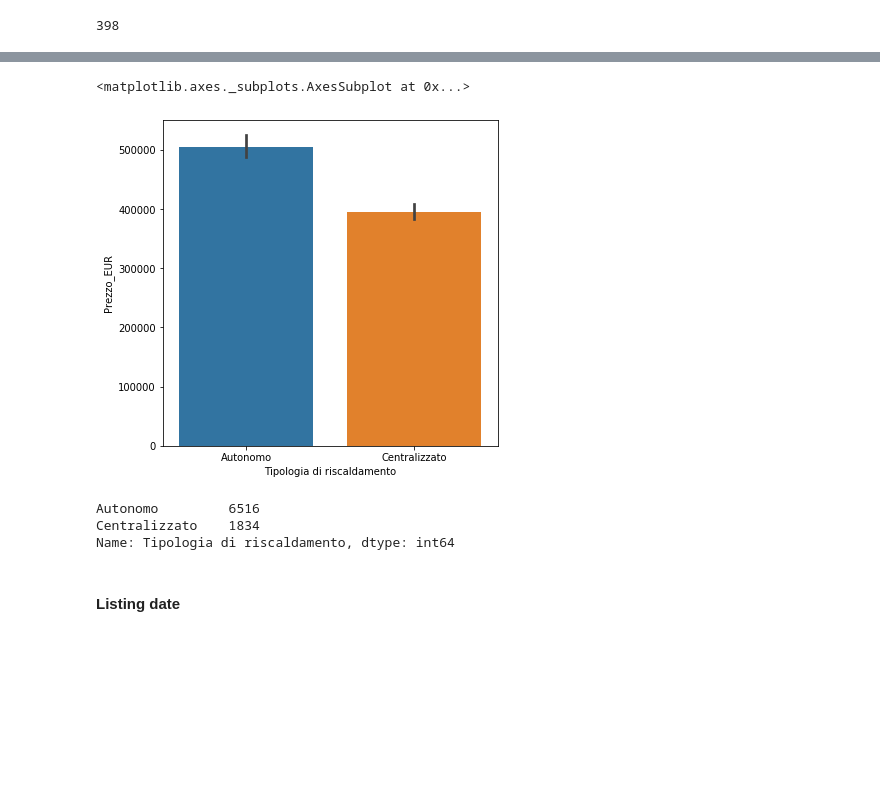
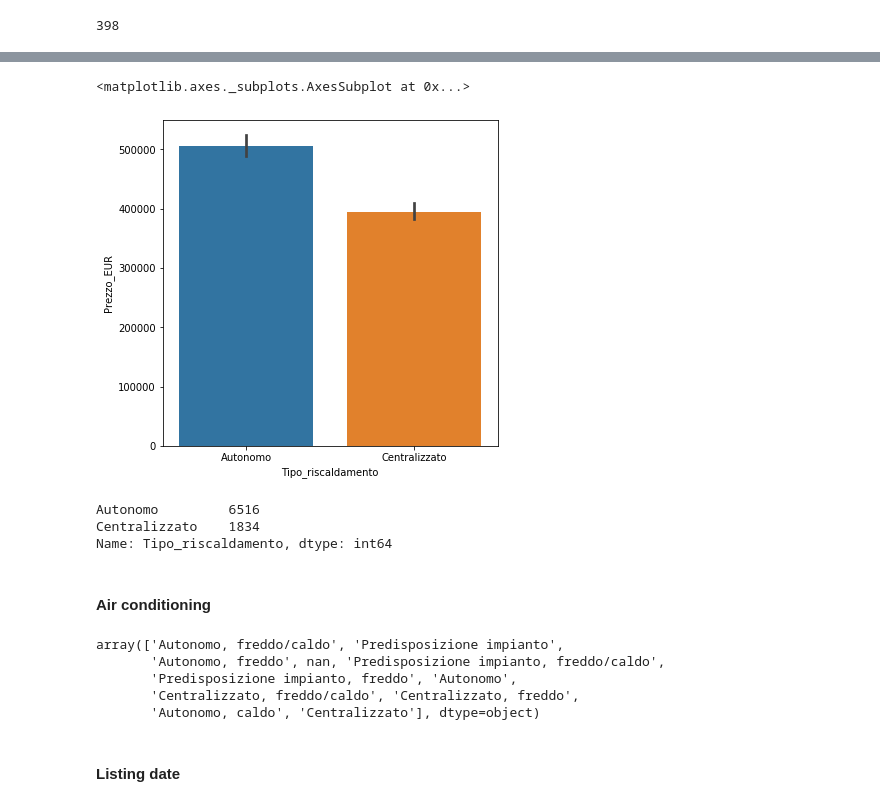
Before and after one commit to LazyEval/housing-prices-firenze, a Jupyter notebook: notebooks/1.0-LazyEval-data-cleaning.ipynb, the cells around one changed output, grey strips where cells are left out. Drawn from its saved outputs; the diff is of its cells as text; code cells hidden in the pictures; blank space fills up the shorter version.

```diff
--- a/notebooks/1.0-LazyEval-data-cleaning.ipynb
+++ b/notebooks/1.0-LazyEval-data-cleaning.ipynb
@@ -7,12 +7,12 @@ import seaborn as sns
 
 pd.set_option('display.max_columns', None)
 # %%
-path_raw = '/home/matteo@COPPET/Documents/data_science/projects/housing_prices_firenze/data/raw/'
+path_interim = '/home/matteo@COPPET/Documents/data_science/projects/housing_prices_firenze/data/interim/'
 path_processed = '/home/matteo@COPPET/Documents/data_science/projects/housing_prices_firenze/data/processed/'
 # %%
-caratteristiche = pd.read_excel(path_raw+'caratteristiche.xlsx')
-costi = pd.read_excel(path_raw+'costi.xlsx')
-efficienza_energetica = pd.read_excel(path_raw+'efficienza_energetica.xlsx')
+caratteristiche = pd.read_excel(path_interim+'caratteristiche.xlsx')
+costi = pd.read_excel(path_interim+'costi.xlsx')
+efficienza_energetica = pd.read_excel(path_interim+'efficienza_energetica.xlsx')
 # %%
 caratteristiche.info()
 # %% [output]
@@ -312,17 +331,17 @@ df['Riscaldamento'].isna().sum()
 # %%
 # Create type of heating feature
-df['Tipologia di riscaldamento'] = df['Riscaldamento'].str.split(',').str[0]
+df['Tipo_riscaldamento'] = df['Riscaldamento'].str.split(',').str[0]
 # %%
 fig = plt.figure(figsize=(6, 6))
-sns.barplot(x=df['Tipologia di riscaldamento'], y=df['Prezzo_EUR'])
+sns.barplot(x=df['Tipo_riscaldamento'], y=df['Prezzo_EUR'])
 # %% [output]
 <matplotlib.axes._subplots.AxesSubplot at 0x...>
-[figure, old version]
+[figure, new version]
 # %%
-df['Tipologia di riscaldamento'].value_counts()
+df['Tipo_riscaldamento'].value_counts()
 # %% [output]
 Autonomo         6516
 Centralizzato    1834
-Name: Tipologia di riscaldamento, dtype: int64
+Name: Tipo_riscaldamento, dtype: int64
 # %%
 # Filling heating NaNs with centralized because when not specified it is probably centralized
@@ -330,3 +349,13 @@ df['Tipologia di riscaldamento'] = df['Tipologia di riscaldamento'].fillna('Cent
+# %% [markdown]
+#### Air conditioning
+# %%
+df['Climatizzazione'].unique()
+# %% [output]
+array(['Autonomo, freddo/caldo', 'Predisposizione impianto',
+       'Autonomo, freddo', nan, 'Predisposizione impianto, freddo/caldo',
+       'Predisposizione impianto, freddo', 'Autonomo',
+       'Centralizzato, freddo/caldo', 'Centralizzato, freddo',
+       'Autonomo, caldo', 'Centralizzato'], dtype=object)
 # %% [markdown]
 #### Listing date
 # %%
```
Also changed, not shown: parts of 59 cells of this notebook.
